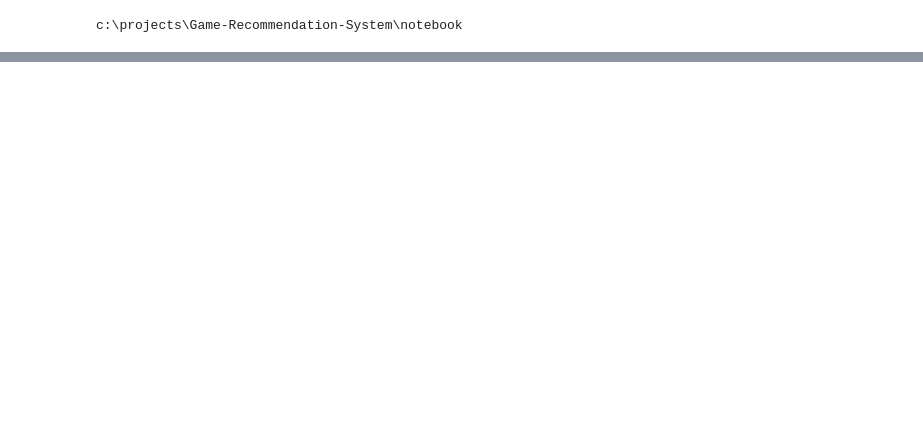
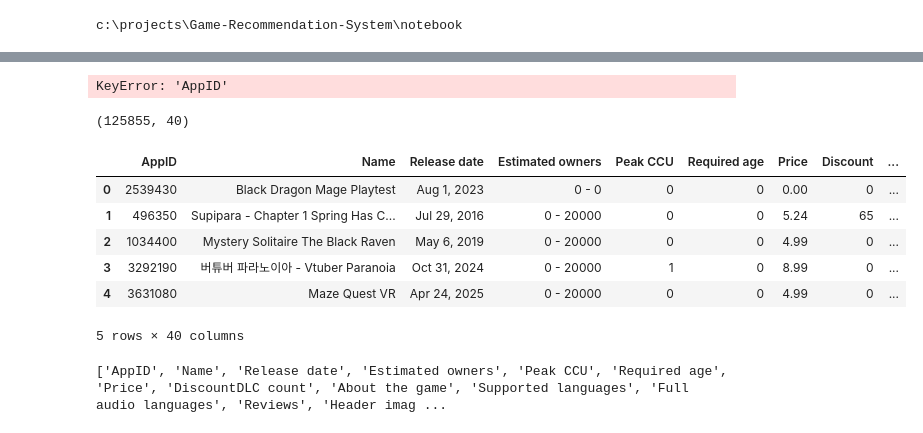
Before and after one commit to yhg365fia/GAME-RECOMMENDATION-SYSTEM, a Jupyter notebook: notebook/01_data_exploration.ipynb, the cells around one changed output, grey strips where cells are left out. Drawn from its saved outputs; the diff is of its cells as text; code cells hidden in the pictures; blank space fills up the shorter version.

```diff
--- a/notebook/01_data_exploration.ipynb
+++ b/notebook/01_data_exploration.ipynb
@@ -34 +18,42 @@ print(users.head())
+# %%
+gamesgenres = pd.read_csv("../data/games_inc.csv")
+# %% [output]
+KeyError: 'AppID'
+# %%
+correct_columns = [
+    'AppID', 'Name', 'Release date', 'Estimated owners', 'Peak CCU',
+    'Required age', 'Price', 'Discount', 'DLC count', 'About the game',
+    'Supported languages', 'Full audio languages', 'Reviews', 'Header image',
+    'Website', 'Support url', 'Support email', 'Windows', 'Mac', 'Linux',
+    'Metacritic score', 'Metacritic url', 'User score', 'Positive', 'Negative',
+    'Score rank', 'Achievements', 'Recommendations', 'Notes',
+    'Average playtime forever', 'Average playtime two weeks',
+    'Median playtime forever', 'Median playtime two weeks',
+    'Developers', 'Publishers', 'Categories', 'Genres', 'Tags',
+    'Screenshots', 'Movies'
+]
+
+gamesgenres = pd.read_csv(
+    "../data/games_inc.csv",
+    header=0,          # 기존 헤더 줄은 버리고
+    names=correct_columns  # 이 이름들을 강제로 매핑
+)
+
+print(gamesgenres.shape)  # (125855, 40) 이 나오면 정상
+# %% [output]
+(125855, 40)
+# %%
+gamesgenres.head()
+# %% [output]
+|  | AppID | Name | Release date | Estimated owners | Peak CCU | Required age | Price | Discount | ... |
+| 0 | 2539430 | Black Dragon Mage Playtest | Aug 1, 2023 | 0 - 0 | 0 | 0 | 0.00 | 0 | ... |
+| 1 | 496350 | Supipara - Chapter 1 Spring Has C... | Jul 29, 2016 | 0 - 20000 | 0 | 0 | 5.24 | 65 | ... |
+| 2 | 1034400 | Mystery Solitaire The Black Raven | May 6, 2019 | 0 - 20000 | 0 | 0 | 4.99 | 0 | ... |
+| 3 | 3292190 | 버튜버 파라노이아 - Vtuber Paranoia | Oct 31, 2024 | 0 - 20000 | 1 | 0 | 8.99 | 0 | ... |
+| 4 | 3631080 | Maze Quest VR | Apr 24, 2025 | 0 - 20000 | 0 | 0 | 4.99 | 0 | ... |
+5 rows × 40 columns
+# %%
+print(gamesgenres.columns.tolist())
+# %% [output]
+['AppID', 'Name', 'Release date', 'Estimated owners', 'Peak CCU', 'Required age', 'Price', 'DiscountDLC count', 'About the game', 'Supported languages', 'Full audio languages', 'Reviews', 'Header imag ...
 # %%
```
Also changed, not shown: parts of 12 cells of this notebook, 2 other files.
